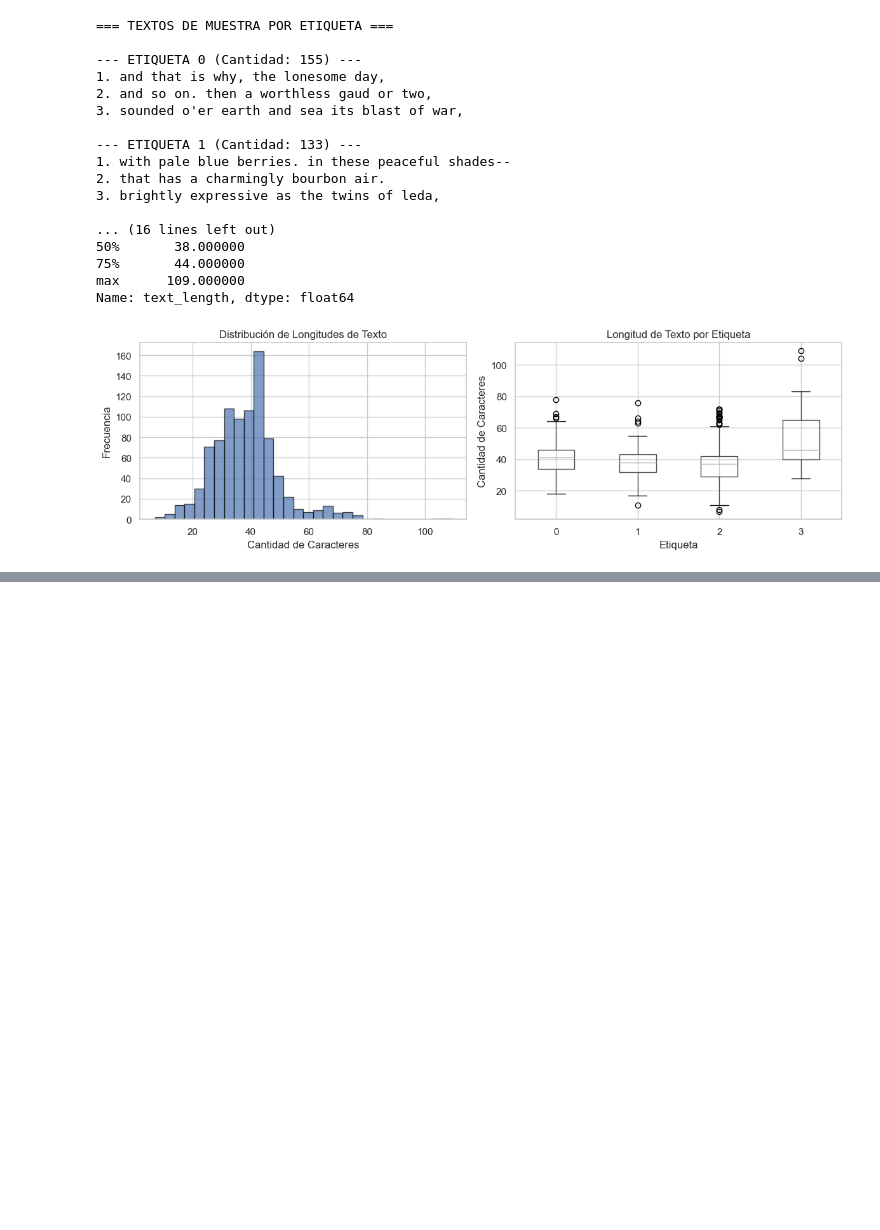
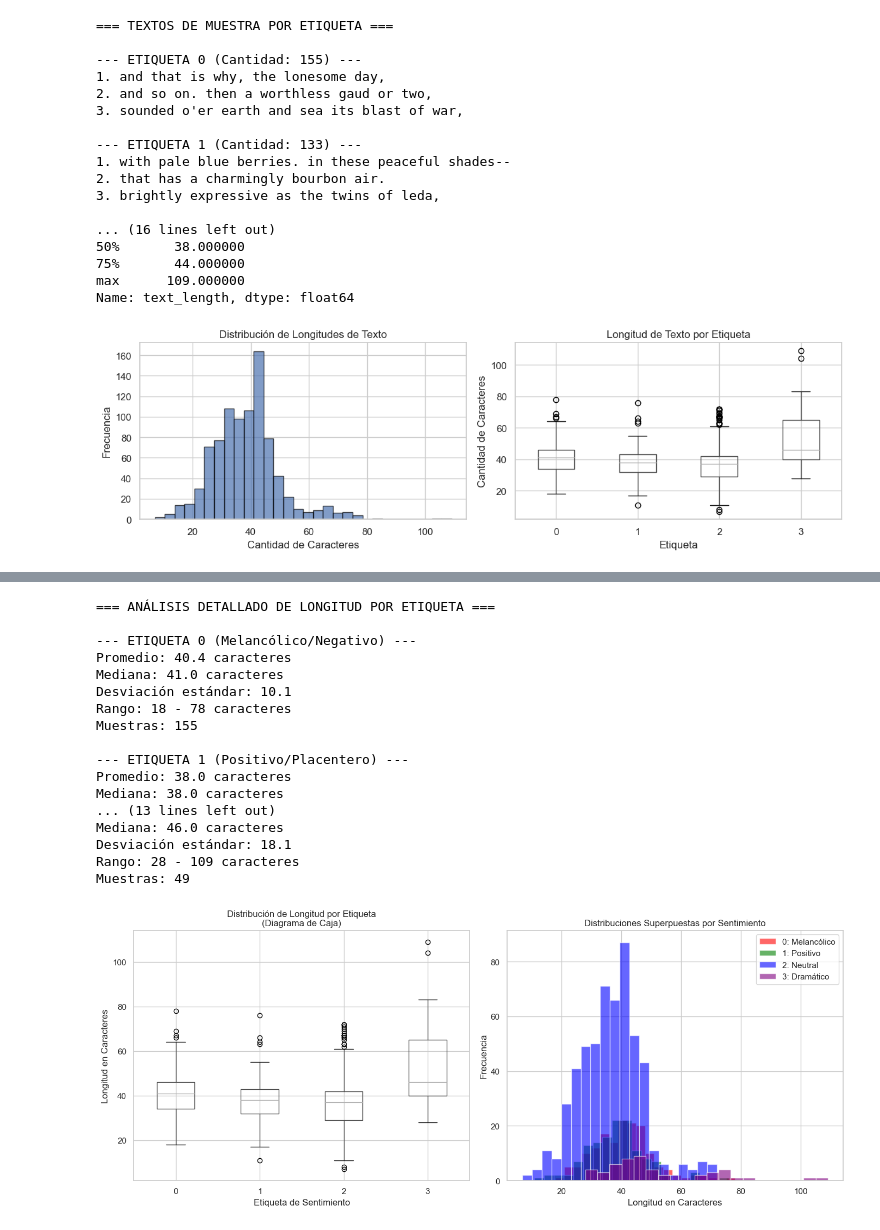
Before and after one commit to erikosobot/Sentiment-Analysis, a Jupyter notebook: SentimentAnalysis.ipynb, the cells around one changed output, grey strips where cells are left out. Drawn from its saved outputs; the diff is of its cells as text; code cells hidden in the pictures; blank space fills up the shorter version.

```diff
--- a/SentimentAnalysis.ipynb
+++ b/SentimentAnalysis.ipynb
@@ -148,0 +183,80 @@ Name: text_length, dtype: float64
+# %%
+# Análisis estadístico más detallado por etiqueta
+print("=== ANÁLISIS DETALLADO DE LONGITUD POR ETIQUETA ===\n")
+
+for label in sorted(df_train['label'].unique()):
+    subset = df_train[df_train['label'] == label]['text_length']
+
+    # Mapeo de etiquetas a nombres descriptivos
+    label_names = {
+        0: "Melancólico/Negativo",
+        1: "Positivo/Placentero",
+        2: "Neutral",
+        3: "Intenso/Dramático"
+    }
+
+    print(f"--- ETIQUETA {label} ({label_names[label]}) ---")
+    print(f"Promedio: {subset.mean():.1f} caracteres")
+    print(f"Mediana: {subset.median():.1f} caracteres")
+    print(f"Desviación estándar: {subset.std():.1f}")
+    print(f"Rango: {subset.min()} - {subset.max()} caracteres")
+    print(f"Muestras: {len(subset)}")
+    print()
+
+# Crear una visualización adicional para comparar distribuciones
+plt.figure(figsize=(14, 6))
+
+# Gráfico de violín para mostrar distribuciones completas
+plt.subplot(1, 2, 1)
+df_train.boxplot(column='text_length', by='label', ax=plt.gca())
+plt.title('Distribución de Longitud por Etiqueta\n(Diagrama de Caja)')
+plt.xlabel('Etiqueta de Sentimiento')
+plt.ylabel('Longitud en Caracteres')
+plt.suptitle('')
+
+# Histograma superpuesto por etiquetas
+plt.subplot(1, 2, 2)
+colors = ['red', 'green', 'blue', 'purple']
+labels = ['Melancólico', 'Positivo', 'Neutral', 'Dramático']
+
+for i, (label, color, name) in enumerate(zip(sorted(df_train['label'].unique()), colors, labels)):
+    subset = df_train[df_train['label'] == label]['text_length']
+    plt.hist(subset, bins=20, alpha=0.6, color=color, label=f'{label}: {name}')
+
+plt.title('Distribuciones Superpuestas por Sentimiento')
+plt.xlabel('Longitud en Caracteres')
+plt.ylabel('Frecuencia')
+plt.legend()
+
+plt.tight_layout()
+plt.show()
+
+# Estadísticas de desbalance de clases
+print("=== ANÁLISIS DE DESBALANCE DE CLASES ===")
+class_counts = df_train['label'].value_counts().sort_index()
+total_samples = len(df_train)
+
+for label in class_counts.index:
+    percentage = (class_counts[label] / total_samples) * 100
+    print(f"Etiqueta {label}: {class_counts[label]} muestras ({percentage:.1f}%)")
+
+print(f"\nRatio de desbalance (clase más común / clase menos común): {class_counts.max() / class_counts.min():.1f}:1")
+# %% [output]
+=== ANÁLISIS DETALLADO DE LONGITUD POR ETIQUETA ===
+
+--- ETIQUETA 0 (Melancólico/Negativo) ---
+Promedio: 40.4 caracteres
+Mediana: 41.0 caracteres
+Desviación estándar: 10.1
+Rango: 18 - 78 caracteres
+Muestras: 155
+
+--- ETIQUETA 1 (Positivo/Placentero) ---
+Promedio: 38.0 caracteres
+Mediana: 38.0 caracteres
+... (13 lines left out)
+Mediana: 46.0 caracteres
+Desviación estándar: 18.1
+Rango: 28 - 109 caracteres
+Muestras: 49
+[figure, added]
```
Also changed, not shown: parts of 2 cells of this notebook.
